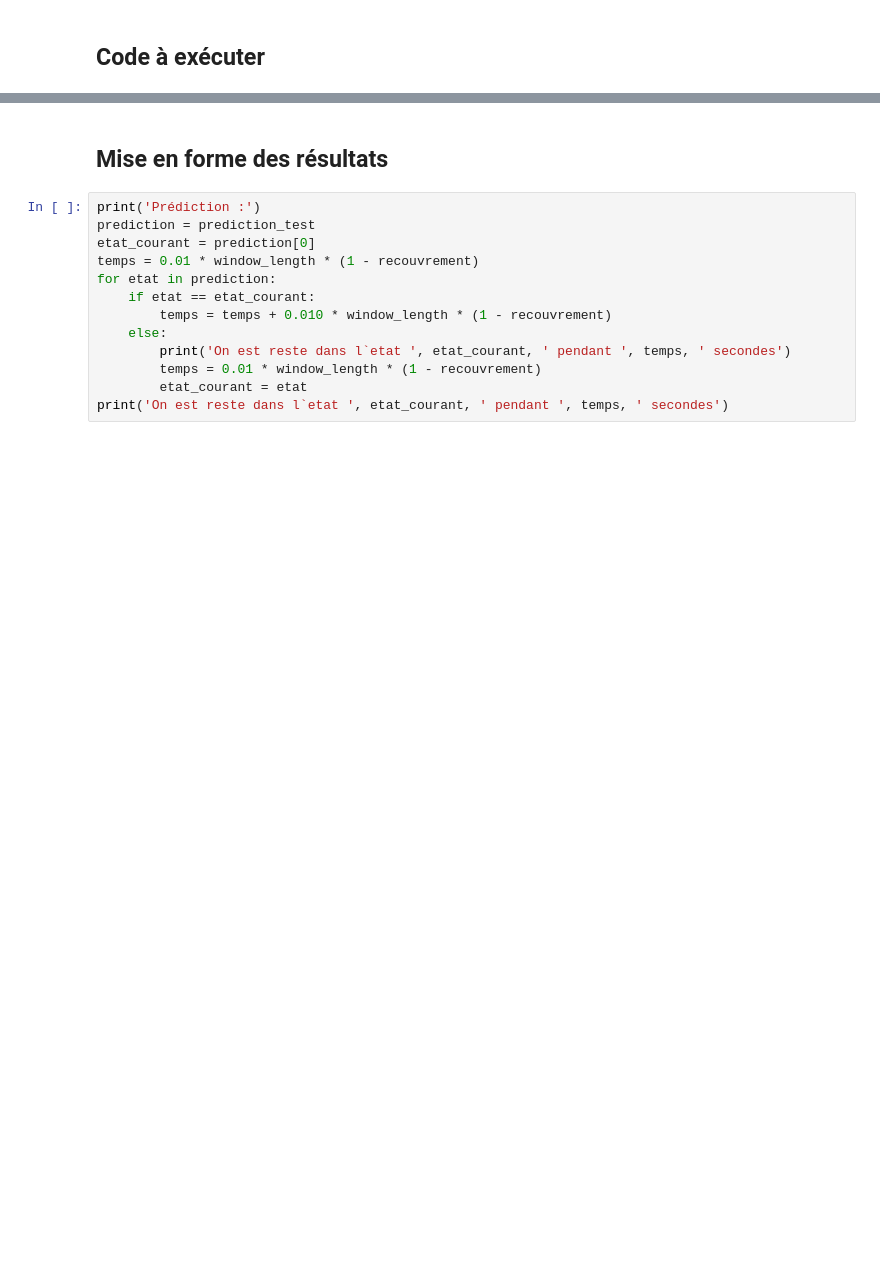
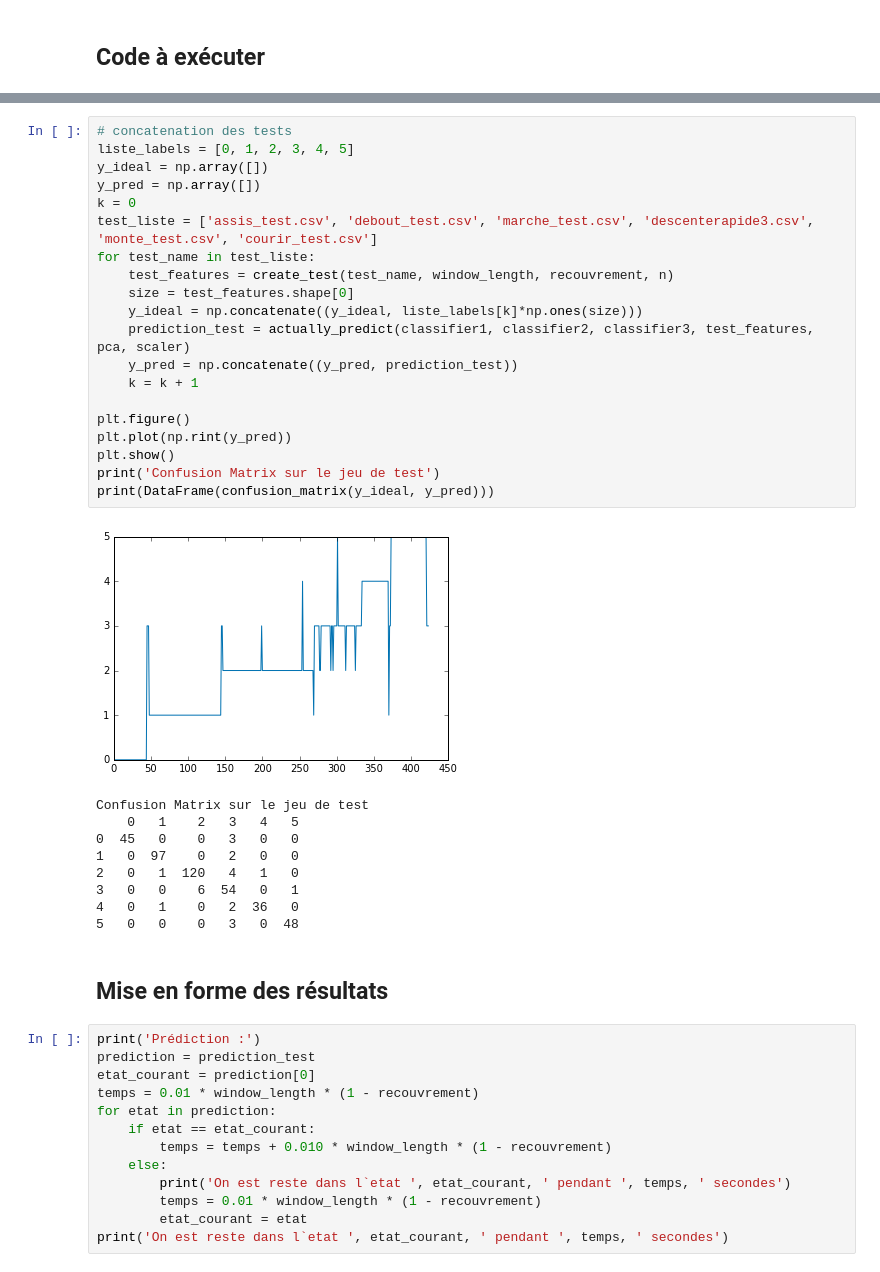
Before and after one commit to Vincent-Robert/Projet-SIGMA, a Jupyter notebook: Script court.ipynb, the cells around one changed output, grey strips where cells are left out. Cells and saved outputs as stored; diff of their text form; blank space fills up the shorter version.

```diff
--- a/Script court.ipynb
+++ b/Script court.ipynb
@@ -301,3 +288,33 @@ Prediction sur le test :
+# %%
+# concatenation des tests
+liste_labels = [0, 1, 2, 3, 4, 5]
+y_ideal = np.array([])
+y_pred = np.array([])
+k = 0
+test_liste = ['assis_test.csv', 'debout_test.csv', 'marche_test.csv', 'descenterapide3.csv', 'monte_test.csv', 'courir_test.csv']
+for test_name in test_liste:
+    test_features = create_test(test_name, window_length, recouvrement, n)
+    size = test_features.shape[0]
+    y_ideal = np.concatenate((y_ideal, liste_labels[k]*np.ones(size)))
+    prediction_test = actually_predict(classifier1, classifier2, classifier3, test_features, pca, scaler)
+    y_pred = np.concatenate((y_pred, prediction_test))
+    k = k + 1
+
+plt.figure()
+plt.plot(np.rint(y_pred))
+plt.show()
+print('Confusion Matrix sur le jeu de test')
+print(DataFrame(confusion_matrix(y_ideal, y_pred)))
+# %% [output]
+[figure, added]
+Confusion Matrix sur le jeu de test
+    0   1    2   3   4   5
+0  45   0    0   3   0   0
+1   0  97    0   2   0   0
+2   0   1  120   4   1   0
+3   0   0    6  54   0   1
+4   0   1    0   2  36   0
+5   0   0    0   3   0  48
 # %% [markdown]
 ## Mise en forme des résultats
 # %%
```
Also changed, not shown: parts of 12 cells of this notebook.
